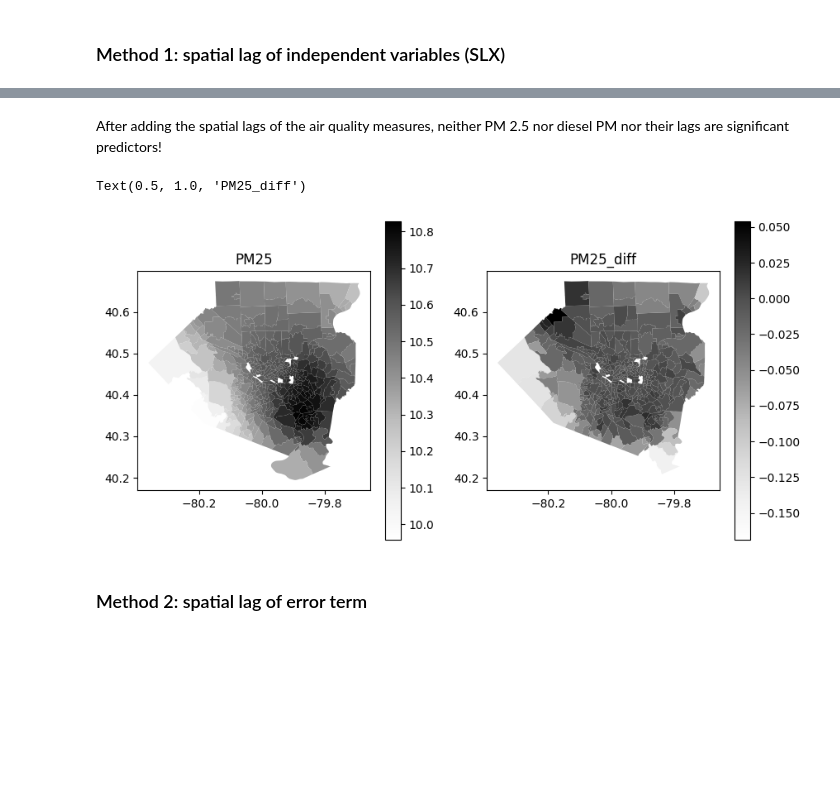
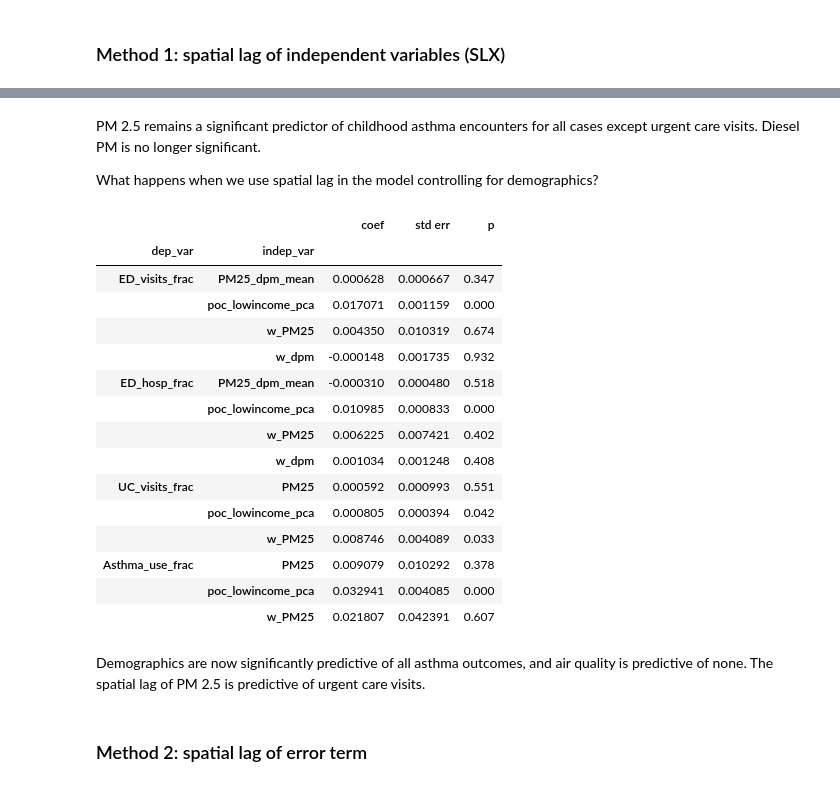
Before and after one commit to eli-goodfriend/air_brain, a Jupyter notebook: notebooks/WIP Asthma vs air quality.ipynb, the cells around one changed output, grey strips where cells are left out. Saved outputs shown, nothing was run; the diff lists cells and outputs as text; code cells hidden in the pictures; blank space fills up the shorter version.

```diff
--- a/notebooks/WIP Asthma vs air quality.ipynb
+++ b/notebooks/WIP Asthma vs air quality.ipynb
@@ -572,15 +601,34 @@ ols2df(ols_res)[["coef", "std err", "p"]].style.pipe(p_col_style)
 # %% [markdown]
-After adding the spatial lags of the air quality measures, neither PM 2.5 nor diesel PM nor their lags are significant predictors!
+PM 2.5 remains a significant predictor of childhood asthma encounters for all cases except urgent care visits. Diesel PM is no longer significant.
+
+What happens when we use spatial lag in the model controlling for demographics?
-# %%
-dfx["PM25_diff"] = dfx.PM25 - dfx.w_PM25
-fig, axs = plt.subplots(1, 2, figsize=(10, 5))
-dfx.plot(column="PM25", cmap="Greys", legend=True, ax=axs[0])
-axs[0].set_title("PM25")
-dfx.plot(column="PM25_diff", cmap="Greys", legend=True, ax=axs[1])
-axs[1].set_title("PM25_diff")
-# %% [output]
-Text(0.5, 1.0, 'PM25_diff')
-[figure, removed]
+# %%
+# linear regression, predicting asthma encounter fraction using air quality as well as its spatial lag
+ols_res = dict()
+for col in dep_vars:
+    mod = sm.OLS(dfx[col], dfx[combo_indep_vars[col] + ["w_{}".format(x) for x in indep_to_use[col]] + ["intercept"]])
+    res = mod.fit()
+    ols_res[col] = res
+ols2df(ols_res)[["coef", "std err", "p"]].style.pipe(p_col_style)
+# %% [output]
+|  |  | coef | std err | p |
+| dep_var | indep_var |  |  |  |
+| ED_visits_frac | PM25_dpm_mean | 0.000628 | 0.000667 | 0.347 |
+|  | poc_lowincome_pca | 0.017071 | 0.001159 | 0.000 |
+|  | w_PM25 | 0.004350 | 0.010319 | 0.674 |
+|  | w_dpm | -0.000148 | 0.001735 | 0.932 |
+| ED_hosp_frac | PM25_dpm_mean | -0.000310 | 0.000480 | 0.518 |
+|  | poc_lowincome_pca | 0.010985 | 0.000833 | 0.000 |
+|  | w_PM25 | 0.006225 | 0.007421 | 0.402 |
+|  | w_dpm | 0.001034 | 0.001248 | 0.408 |
+| UC_visits_frac | PM25 | 0.000592 | 0.000993 | 0.551 |
+|  | poc_lowincome_pca | 0.000805 | 0.000394 | 0.042 |
+|  | w_PM25 | 0.008746 | 0.004089 | 0.033 |
+| Asthma_use_frac | PM25 | 0.009079 | 0.010292 | 0.378 |
+|  | poc_lowincome_pca | 0.032941 | 0.004085 | 0.000 |
+|  | w_PM25 | 0.021807 | 0.042391 | 0.607 |
+# %% [markdown]
+Demographics are now significantly predictive of all asthma outcomes, and air quality is predictive of none. The spatial lag of PM 2.5 is predictive of urgent care visits.
 # %% [markdown]
 ### Method 2: spatial lag of error term
 # %%
```
Also changed, not shown: parts of 11 cells of this notebook, 3 other files.
